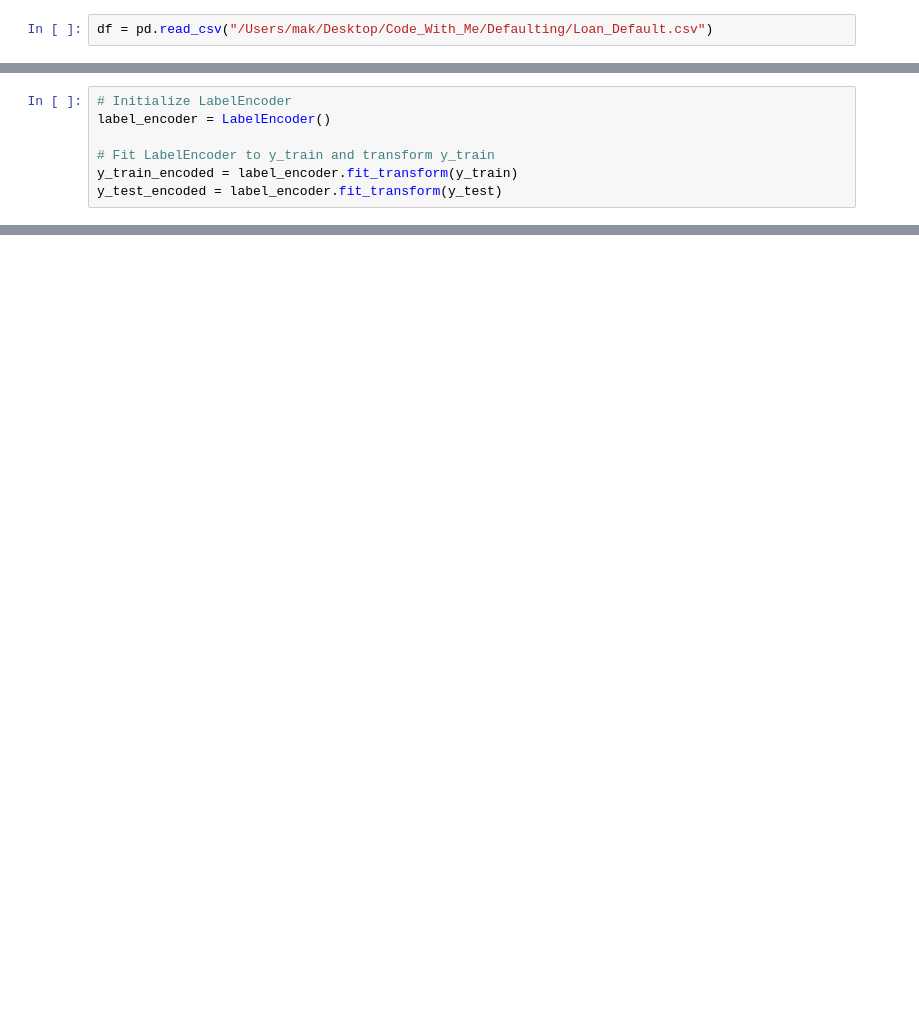
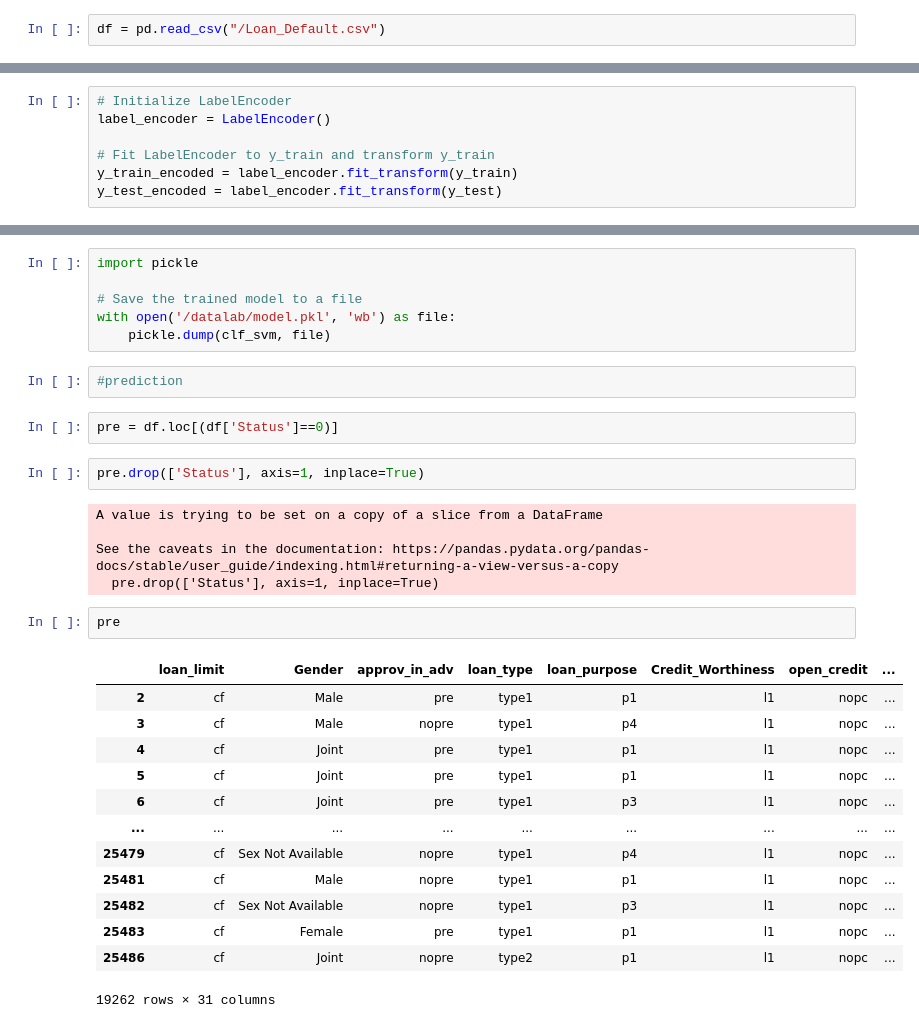
Before and after one commit to MohamedAziz-Khezami/Default, a Jupyter notebook: data.ipynb, the cells around one changed output, grey strips where cells are left out. Saved outputs shown, nothing was run; the diff lists cells and outputs as text; blank space fills up the shorter version.

```diff
--- a/data.ipynb
+++ b/data.ipynb
@@ -9,7 +8,7 @@ from sklearn.svm import SVC
 from sklearn.neighbors import KNeighborsClassifier
 from sklearn.impute import KNNImputer
 # %%
-df = pd.read_csv("/Users/mak/Desktop/Code_With_Me/Defaulting/Loan_Default.csv")
+df = pd.read_csv("/Loan_Default.csv")
 # %%
 df.Status.unique()
 # %% [output]
@@ -358,0 +324,33 @@ array([0])
+# %%
+import pickle
+
+# Save the trained model to a file
+with open('/datalab/model.pkl', 'wb') as file:
+    pickle.dump(clf_svm, file)
+# %%
+#prediction
+# %%
+pre = df.loc[(df['Status']==0)]
+# %%
+pre.drop(['Status'], axis=1, inplace=True)
+# %% [output]
+A value is trying to be set on a copy of a slice from a DataFrame
+
+See the caveats in the documentation: https://pandas.pydata.org/pandas-docs/stable/user_guide/indexing.html#returning-a-view-versus-a-copy
+  pre.drop(['Status'], axis=1, inplace=True)
+# %%
+pre
+# %% [output]
+|  | loan_limit | Gender | approv_in_adv | loan_type | loan_purpose | Credit_Worthiness | open_credit | ... |
+| 2 | cf | Male | pre | type1 | p1 | l1 | nopc | ... |
+| 3 | cf | Male | nopre | type1 | p4 | l1 | nopc | ... |
+| 4 | cf | Joint | pre | type1 | p1 | l1 | nopc | ... |
+| 5 | cf | Joint | pre | type1 | p1 | l1 | nopc | ... |
+| 6 | cf | Joint | pre | type1 | p3 | l1 | nopc | ... |
+| ... | ... | ... | ... | ... | ... | ... | ... | ... |
+| 25479 | cf | Sex Not Available | nopre | type1 | p4 | l1 | nopc | ... |
+| 25481 | cf | Male | nopre | type1 | p1 | l1 | nopc | ... |
+| 25482 | cf | Sex Not Available | nopre | type1 | p3 | l1 | nopc | ... |
+| 25483 | cf | Female | pre | type1 | p1 | l1 | nopc | ... |
+| 25486 | cf | Joint | nopre | type2 | p1 | l1 | nopc | ... |
+19262 rows × 31 columns
```
Also changed, not shown: parts of 47 cells of this notebook, 9 other files.
